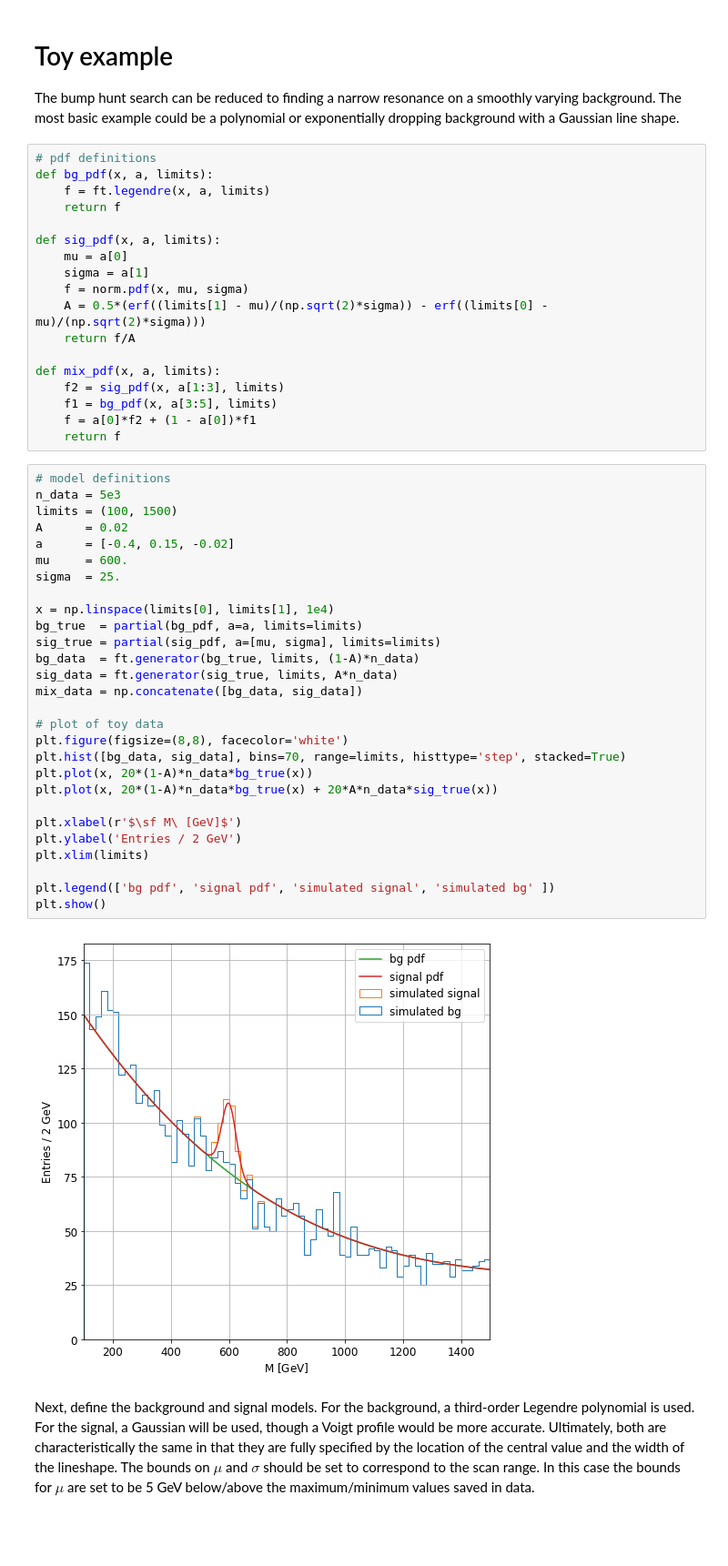
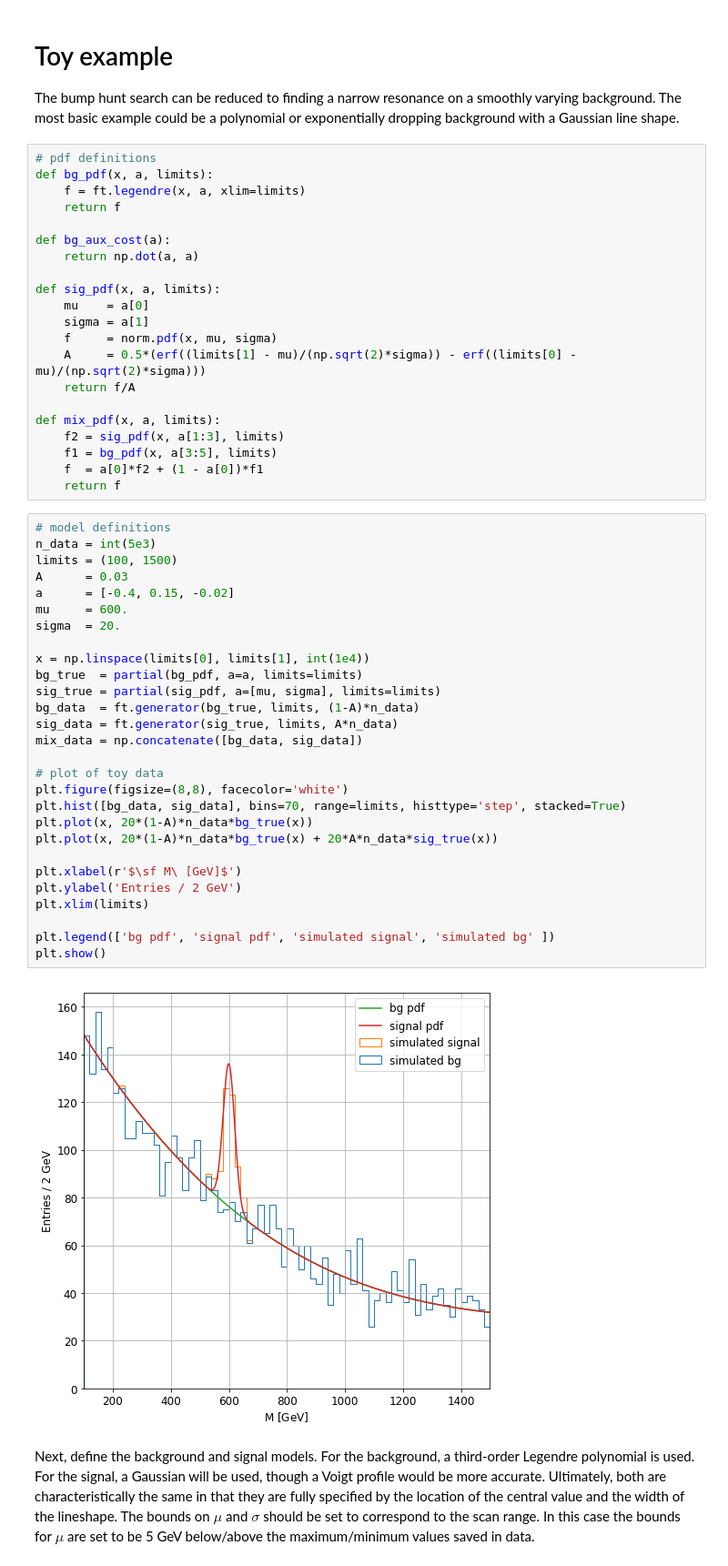
Before and after one commit to naodell/nllfit, a Jupyter notebook: examples/gv_toy.ipynb, the cells around one changed output. Shown at 91% size. Drawn from its saved outputs; the diff is of its cells as text; blank space fills up the shorter version.

```diff
--- a/examples/gv_toy.ipynb
+++ b/examples/gv_toy.ipynb
@@ -25,51 +25,54 @@ The bump hunt search can be reduced to finding a narrow resonance on a smoothly
 # %%
 # pdf definitions
 def bg_pdf(x, a, limits):
-    f = ft.legendre(x, a, limits)
+    f = ft.legendre(x, a, xlim=limits)
     return f
 
+def bg_aux_cost(a):
+    return np.dot(a, a)
+
 def sig_pdf(x, a, limits):
-    mu = a[0]
+    mu    = a[0]
     sigma = a[1]
-    f = norm.pdf(x, mu, sigma)
-    A = 0.5*(erf((limits[1] - mu)/(np.sqrt(2)*sigma)) - erf((limits[0] - mu)/(np.sqrt(2)*sigma)))
+    f     = norm.pdf(x, mu, sigma)
+    A     = 0.5*(erf((limits[1] - mu)/(np.sqrt(2)*sigma)) - erf((limits[0] - mu)/(np.sqrt(2)*sigma)))
     return f/A
 
 def mix_pdf(x, a, limits):
     f2 = sig_pdf(x, a[1:3], limits)
     f1 = bg_pdf(x, a[3:5], limits)
-    f = a[0]*f2 + (1 - a[0])*f1
+    f  = a[0]*f2 + (1 - a[0])*f1
     return f
 # %%
 # model definitions
-n_data = 5e3
+n_data = int(5e3)
 limits = (100, 1500)
-A      = 0.02
+A      = 0.03
 a      = [-0.4, 0.15, -0.02]
 mu     = 600.
-sigma  = 25.
+sigma  = 20.
 
-x = np.linspace(limits[0], limits[1], 1e4)
+x = np.linspace(limits[0], limits[1], int(1e4))
 bg_true  = partial(bg_pdf, a=a, limits=limits)
 sig_true = partial(sig_pdf, a=[mu, sigma], limits=limits)
 bg_data  = ft.generator(bg_true, limits, (1-A)*n_data)
 sig_data = ft.generator(sig_true, limits, A*n_data)
 mix_data = np.concatenate([bg_data, sig_data])
 
 # plot of toy data
 plt.figure(figsize=(8,8), facecolor='white')
 plt.hist([bg_data, sig_data], bins=70, range=limits, histtype='step', stacked=True)
 plt.plot(x, 20*(1-A)*n_data*bg_true(x))
 plt.plot(x, 20*(1-A)*n_data*bg_true(x) + 20*A*n_data*sig_true(x))
 
 plt.xlabel(r'$\sf M\ [GeV]$')
 plt.ylabel('Entries / 2 GeV')
 plt.xlim(limits)
 
 plt.legend(['bg pdf', 'signal pdf', 'simulated signal', 'simulated bg' ])
 plt.show()
 # %% [output]
-[figure, old version]
+[figure, new version]
 # %% [markdown]
 Next, define the background and signal models. For the background, a third-order Legendre polynomial is used.  For the signal, a Gaussian will be used, though a Voigt profile would be more accurate.  Ultimately, both are characteristically the same in that they are fully specified by the location of the central value and the width of the lineshape.  The bounds on $\mu$ and $\sigma$ should be set to correspond to the scan range.  In this case the bounds for $\mu$ are set to be 5 GeV below/above the maximum/minimum values saved in data.
 # %%
```
Also changed, not shown: parts of 21 cells of this notebook, 3 other files.
